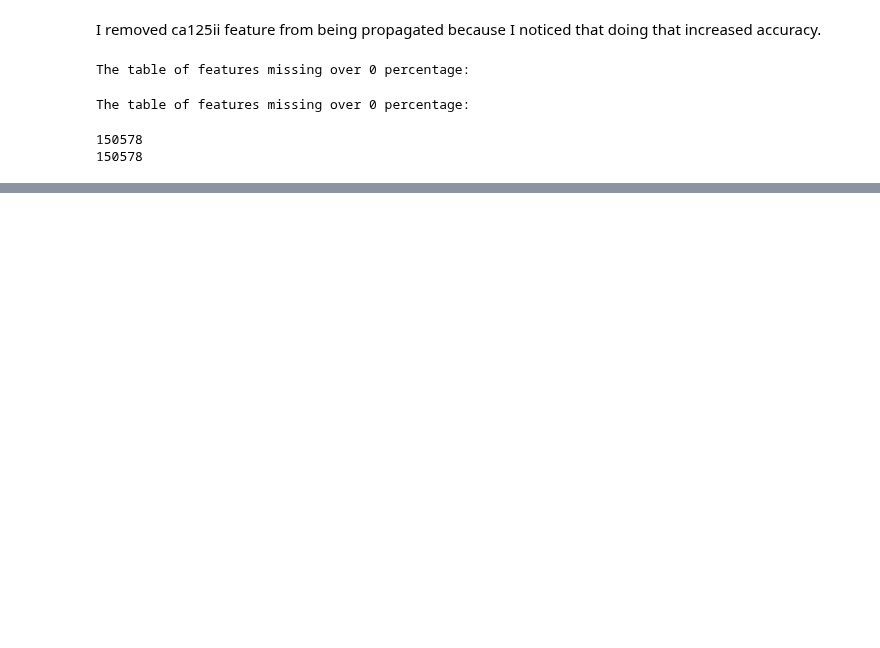
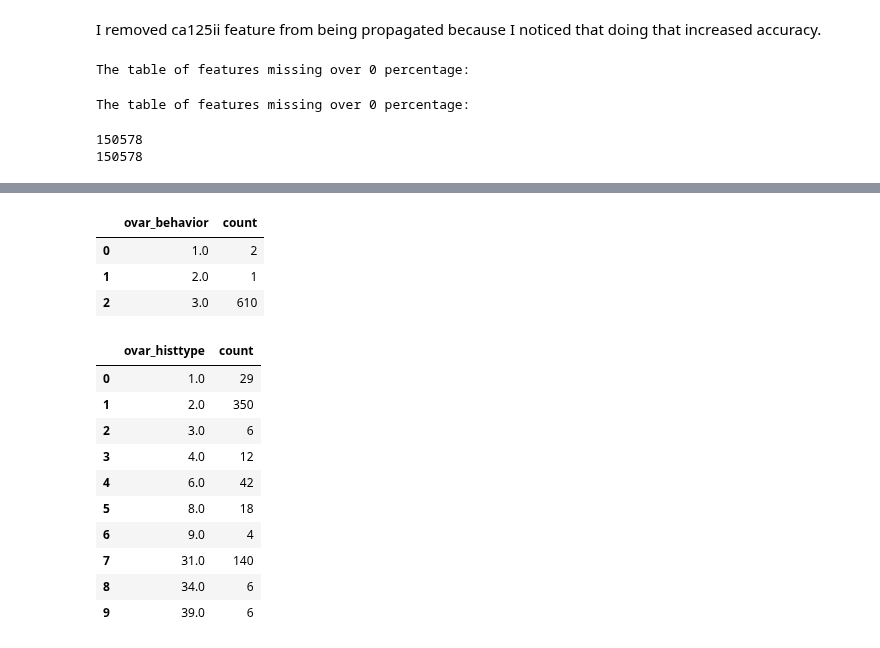
Before and after one commit to fedorenkood/ovarian_cancer_models, a Jupyter notebook: merging_dataset.ipynb, the cells around one changed output, grey strips where cells are left out. Drawn from its saved outputs; the diff is of its cells as text; code cells hidden in the pictures; blank space fills up the shorter version.

```diff
--- a/merging_dataset.ipynb
+++ b/merging_dataset.ipynb
@@ -286,0 +396,23 @@ missing_df.to_csv('./missing_features/propagated_df_missing.csv')
+# %%
+ovar_type_data = personal_data[['plco_id', 'ovar_histtype', 'ovar_behavior']].drop_duplicates()
+# %%
+get_column_values_count(ovar_type_data, 'ovar_behavior')
+# %% [output]
+|  | ovar_behavior | count |
+| 0 | 1.0 | 2 |
+| 1 | 2.0 | 1 |
+| 2 | 3.0 | 610 |
+# %%
+get_column_values_count(ovar_type_data, 'ovar_histtype')
+# %% [output]
+|  | ovar_histtype | count |
+| 0 | 1.0 | 29 |
+| 1 | 2.0 | 350 |
+| 2 | 3.0 | 6 |
+| 3 | 4.0 | 12 |
+| 4 | 6.0 | 42 |
+| 5 | 8.0 | 18 |
+| 6 | 9.0 | 4 |
+| 7 | 31.0 | 140 |
+| 8 | 34.0 | 6 |
+| 9 | 39.0 | 6 |
```
Also changed, not shown: parts of 15 cells of this notebook, 2 other files.
